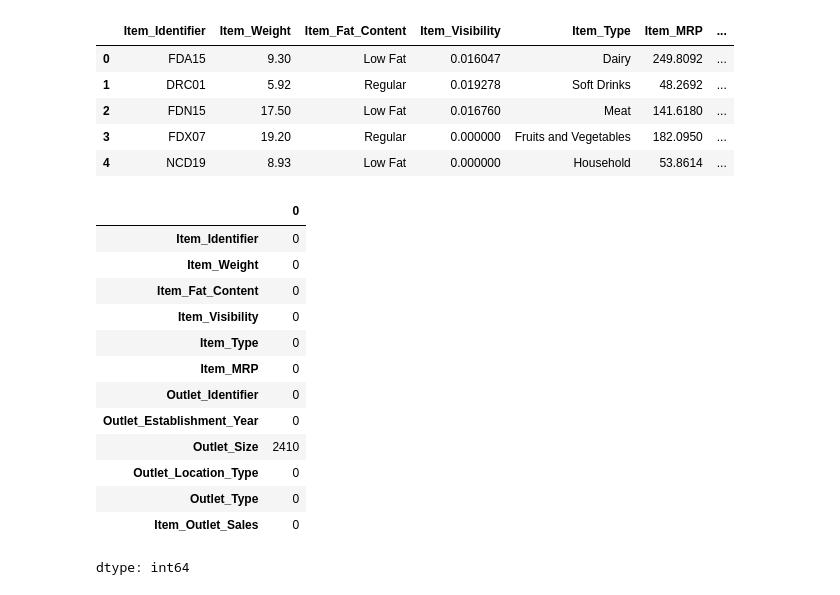
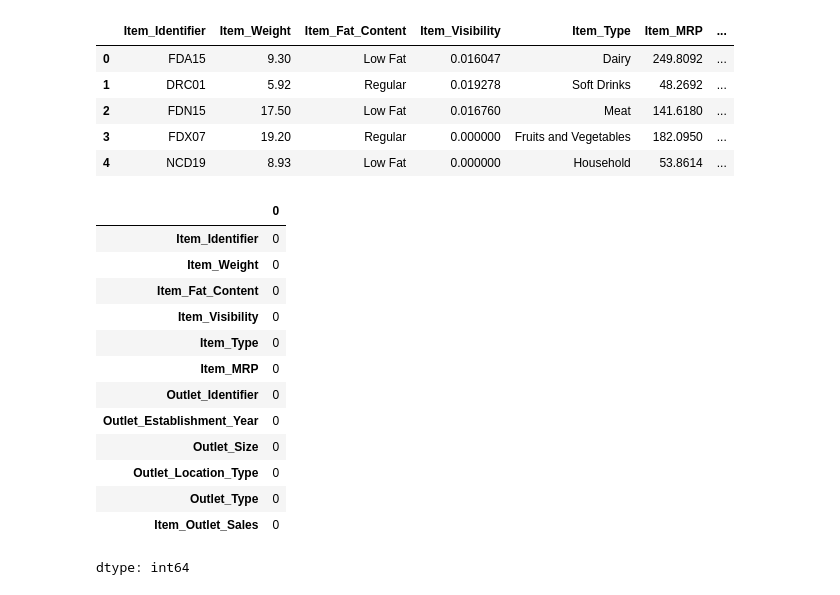
Before and after one commit to hkumi/Be12pp-simulation, a Jupyter notebook: Project_12__Big_Mart_Sales.ipynb, the cells around one changed output. Saved outputs shown, nothing was run; the diff lists cells and outputs as text; code cells hidden in the pictures.

```diff
--- a/Project_12__Big_Mart_Sales.ipynb
+++ b/Project_12__Big_Mart_Sales.ipynb
@@ -15,5 +15,5 @@ from sklearn import svm
 from sklearn.metrics import accuracy_score
 from sklearn.preprocessing import LabelEncoder
 # %%
-test_dataset = pd.read_csv("/content/Train.csv")
+train_dataset = pd.read_csv("/content/Train.csv")
 # %%
@@ -82,4 +82,4 @@ dtype: int64
 outlet_size = mode
 Item_weight = mean
 # %%
-mean_data =test_dataset['Item_Weight'].mean()
+mean_data =train_dataset['Item_Weight'].mean()
@@ -96,3 +86,3 @@ Outlet_Size            Medium
 # %%
-test_dataset['Item_Weight'].fillna(mean_data,inplace=True)
+train_dataset['Item_Weight'].fillna(mean_data,inplace=True)
 # %%
@@ -113,5 +103,5 @@ print(missing_Values)
 8522    False
 Name: Outlet_Size, Length: 8523, dtype: bool
 # %%
-test_dataset['Outlet_Size'].fillna(size_mode[0],inplace=True)
+train_dataset['Outlet_Size'].fillna('Medium',inplace = True)
 # %%
@@ -124,18 +114,18 @@ test_dataset.head()
 | 3 | FDX07 | 19.20 | Regular | 0.000000 | Fruits and Vegetables | 182.0950 | ... |
 | 4 | NCD19 | 8.93 | Low Fat | 0.000000 | Household | 53.8614 | ... |
 # %%
-test_dataset.isnull().sum()
+train_dataset.isnull().sum()
 # %% [output]
 |  | 0 |
 | Item_Identifier | 0 |
 | Item_Weight | 0 |
 | Item_Fat_Content | 0 |
 | Item_Visibility | 0 |
 | Item_Type | 0 |
 | Item_MRP | 0 |
 | Outlet_Identifier | 0 |
 | Outlet_Establishment_Year | 0 |
-| Outlet_Size | 2410 |
+| Outlet_Size | 0 |
 | Outlet_Location_Type | 0 |
 | Outlet_Type | 0 |
 | Item_Outlet_Sales | 0 |
```
Also changed, not shown: parts of 19 cells of this notebook.
